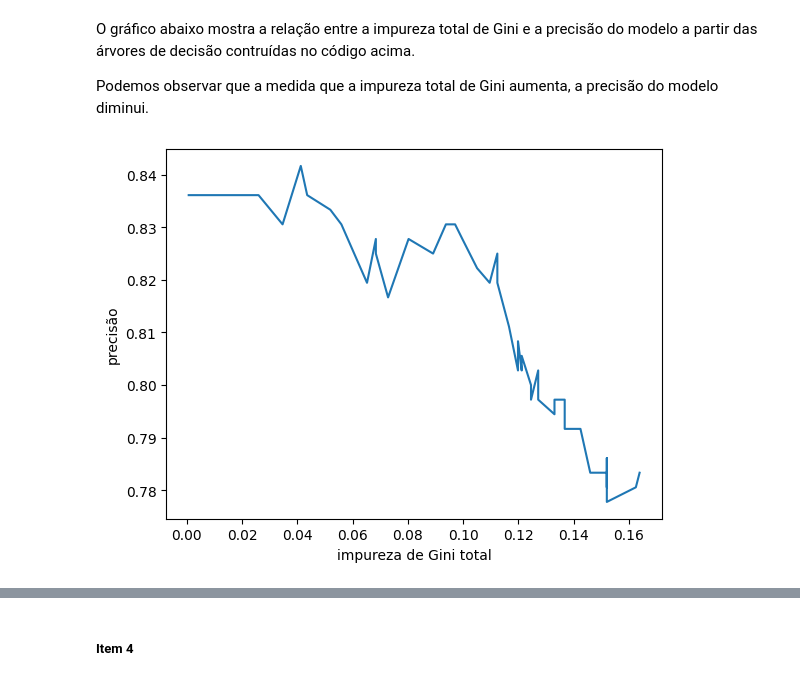
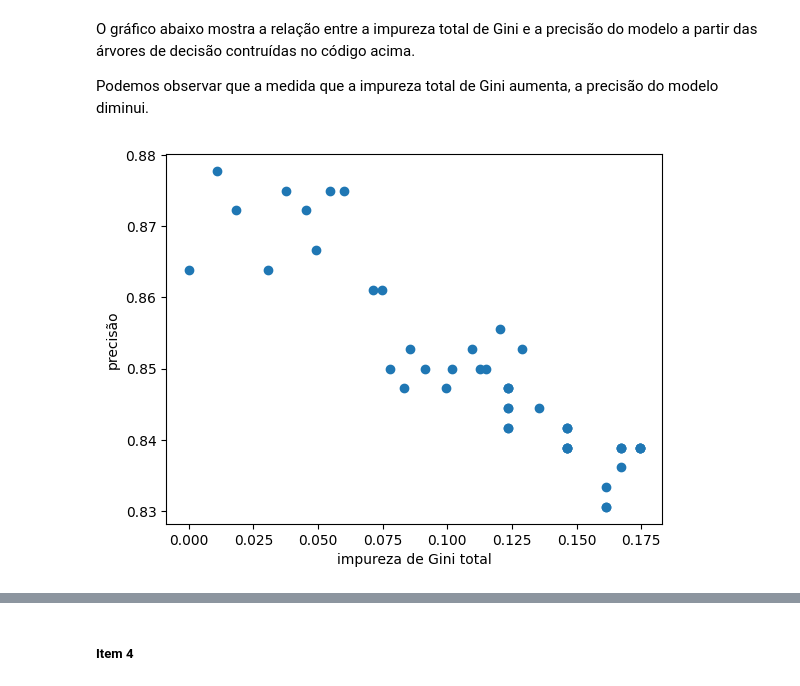
Before and after one commit to hideosahara/mba-deeplearning-iad-006-2024-public, a Jupyter notebook: training_notebook.ipynb, the cells around one changed output, grey strips where cells are left out. Drawn from its saved outputs; the diff is of its cells as text; code cells hidden in the pictures.

```diff
--- a/training_notebook.ipynb
+++ b/training_notebook.ipynb
@@ -173,7 +181,7 @@ precisao_treino = []
 impureza = []
 split = []
 for i in range(2, 50, 1):
-    dt = DecisionTreeClassifier(criterion='gini', splitter='best', max_depth=15, min_samples_leaf=1, min_samples_split=i)
+    dt = DecisionTreeClassifier(criterion='gini', splitter='best', max_depth=25, min_samples_leaf=1, min_samples_split=i)
     dt.fit(X_train, y_train)
     precisao.append(dt.score(X_test, y_test))
     precisao_treino.append(dt.score(X_train, y_train))
@@ -184,9 +192,9 @@ O gráfico abaixo mostra a relação entre a impureza total de Gini e a precisã
 
 Podemos observar que a medida que a impureza total de Gini aumenta, a precisão do modelo diminui.
 # %%
-plt.plot(impureza, precisao)
+plt.scatter(impureza, precisao)
 plt.xlabel('impureza de Gini total')
 plt.ylabel('precisão')
 plt.show()
 # %% [output]
-[figure, old version]
+[figure, new version]
```
Also changed, not shown: parts of 15 cells of this notebook, 3 other files.
